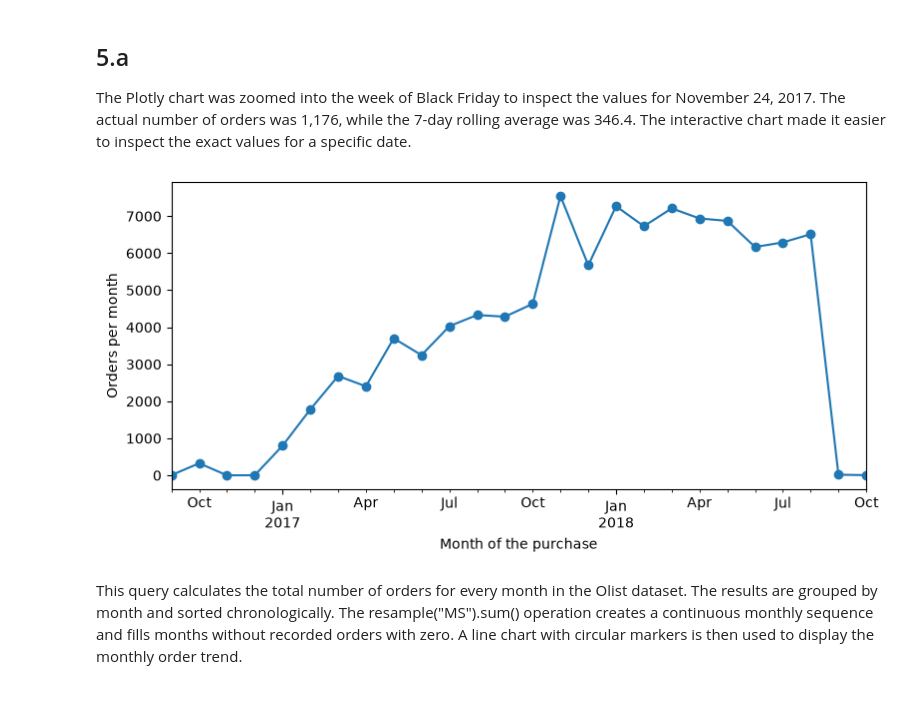
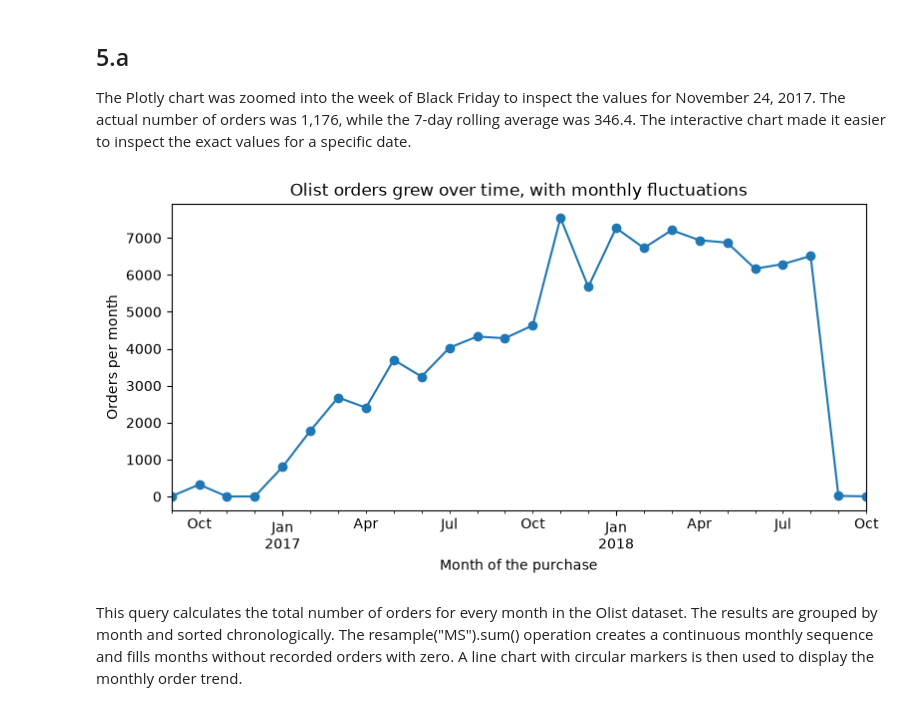
Before and after one commit to anooswajeeh2004/analytics-portfolio, a Jupyter notebook: notebooks/day-10-charts.ipynb, the cells around one changed output. Drawn from its saved outputs; the diff is of its cells as text; code cells hidden in the pictures.

```diff
--- a/notebooks/day-10-charts.ipynb
+++ b/notebooks/day-10-charts.ipynb
@@ -687,18 +687,24 @@ The Plotly chart was zoomed into the week of Black Friday to inspect the values
 # %%
 
 months = query("""
     SELECT date_trunc('month', order_purchase_timestamp) AS month, COUNT(*) AS orders
     FROM clean.orders
     GROUP BY 1
     ORDER BY 1
 """).set_index("month")["orders"].resample("MS").sum()
 
 ax = months.plot(marker="o", figsize=(9, 4))
 ax.set_xlabel("Month of the purchase")
 ax.set_ylabel("Orders per month")
+ax.set_title("Olist orders grew over time, with monthly fluctuations")
+
+ax.figure.savefig(
+    FIGURES / "day-10-orders-per-month.png",
+    bbox_inches="tight"
+)
 plt.show()
 # %% [output]
-[figure, old version]
+[figure, new version]
 # %% [markdown]
 This query calculates the total number of orders for every month in the Olist dataset. The results are grouped by month and sorted chronologically. The resample("MS").sum() operation creates a continuous monthly sequence and fills months without recorded orders with zero. A line chart with circular markers is then used to display the monthly order trend.
 # %%
```
Also changed, not shown: parts of 2 cells of this notebook, 2 other files.
